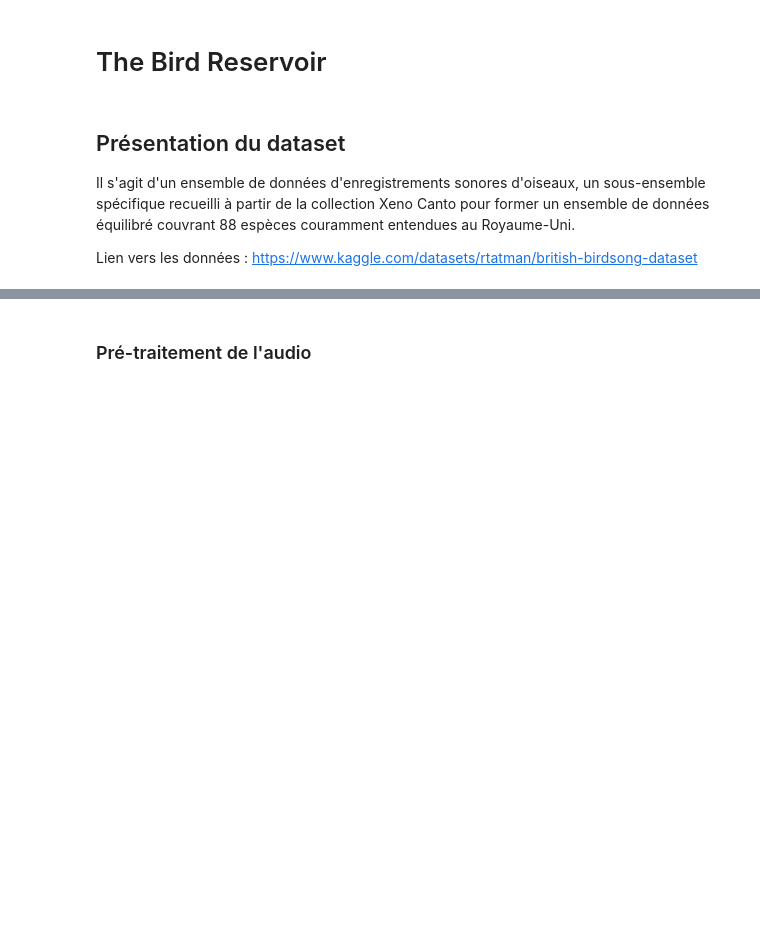
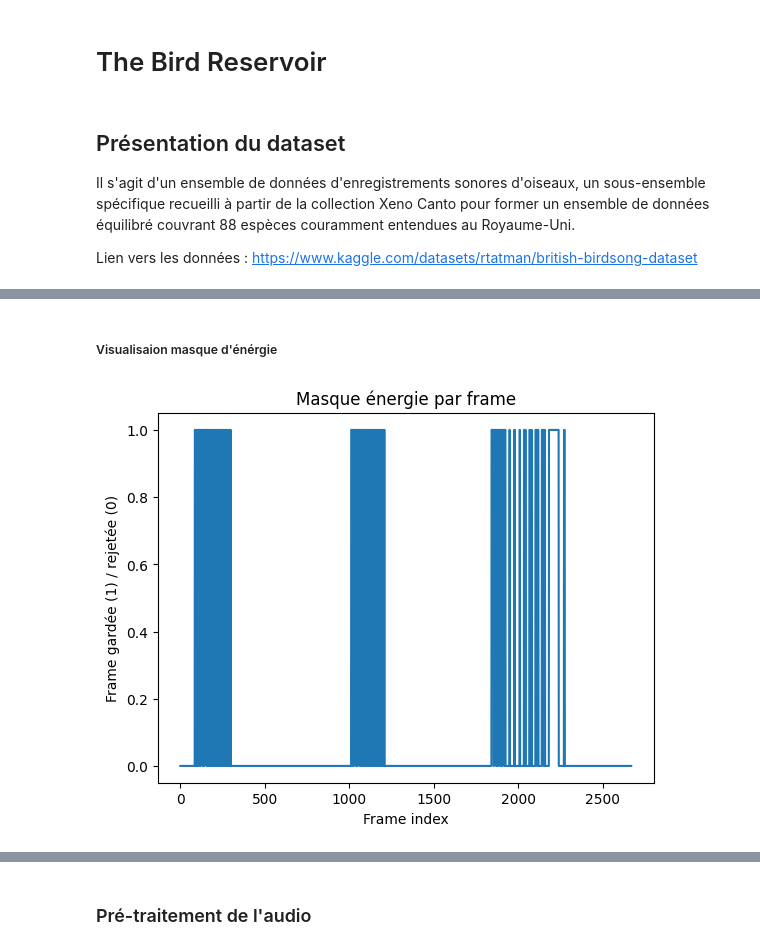
Before and after one commit to ncornet001/the-bird-reservoir, a Jupyter notebook: main.ipynb, the cells around one changed output, grey strips where cells are left out. Saved outputs shown, nothing was run; the diff lists cells and outputs as text; code cells hidden in the pictures; blank space fills up the shorter version.

```diff
--- a/main.ipynb
+++ b/main.ipynb
@@ -33,0 +139,11 @@ Note: you may need to restart the kernel to use updated packages.
+# %% [markdown]
+##### Visualisaion masque d'énérgie
+# %%
+plt.figure()
+plt.plot(mask.astype(int))
+plt.xlabel("Frame index")
+plt.ylabel("Frame gardée (1) / rejetée (0)")
+plt.title("Masque énergie par frame")
+plt.show()
+# %% [output]
+[figure, added]
```
Also changed, not shown: parts of 19 cells of this notebook.
